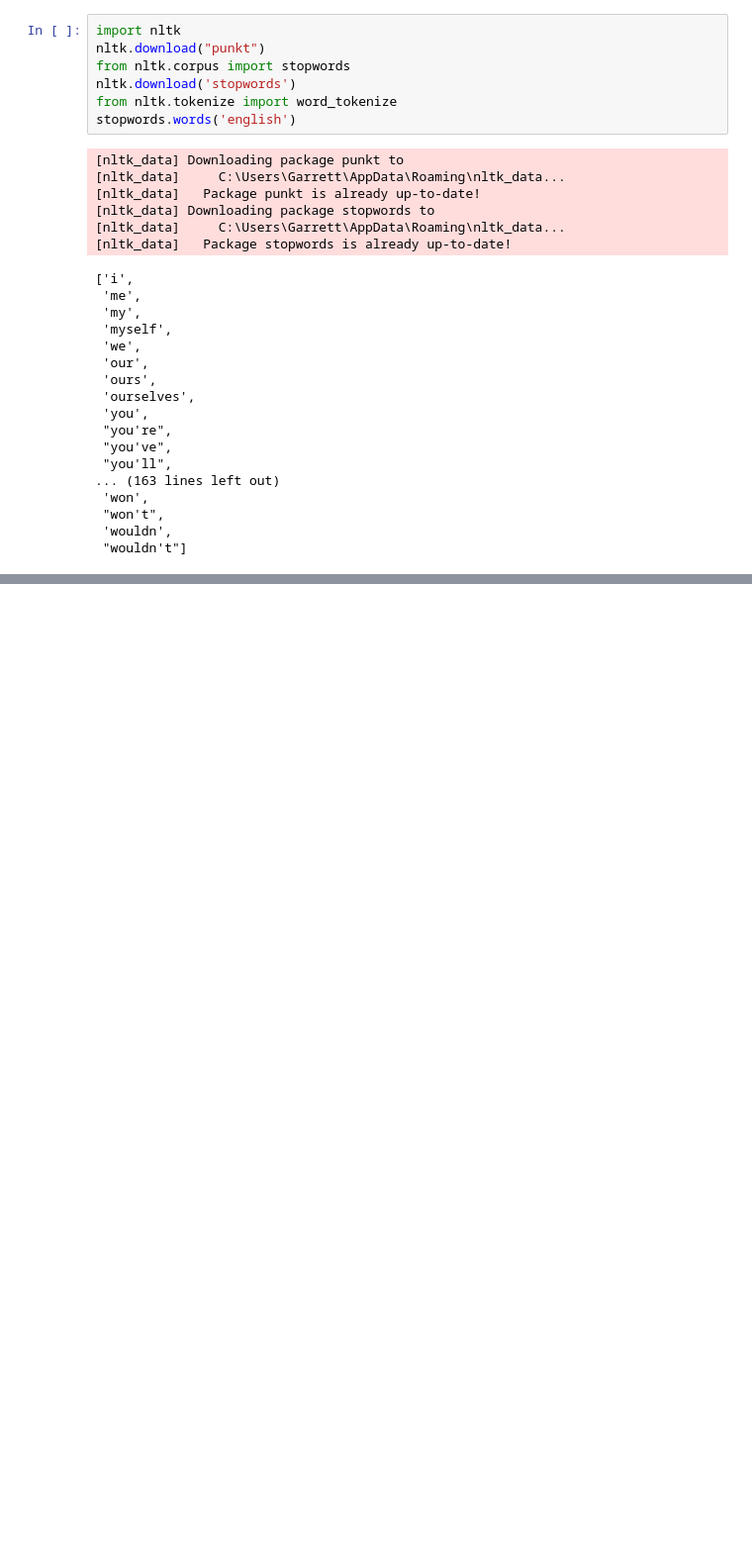
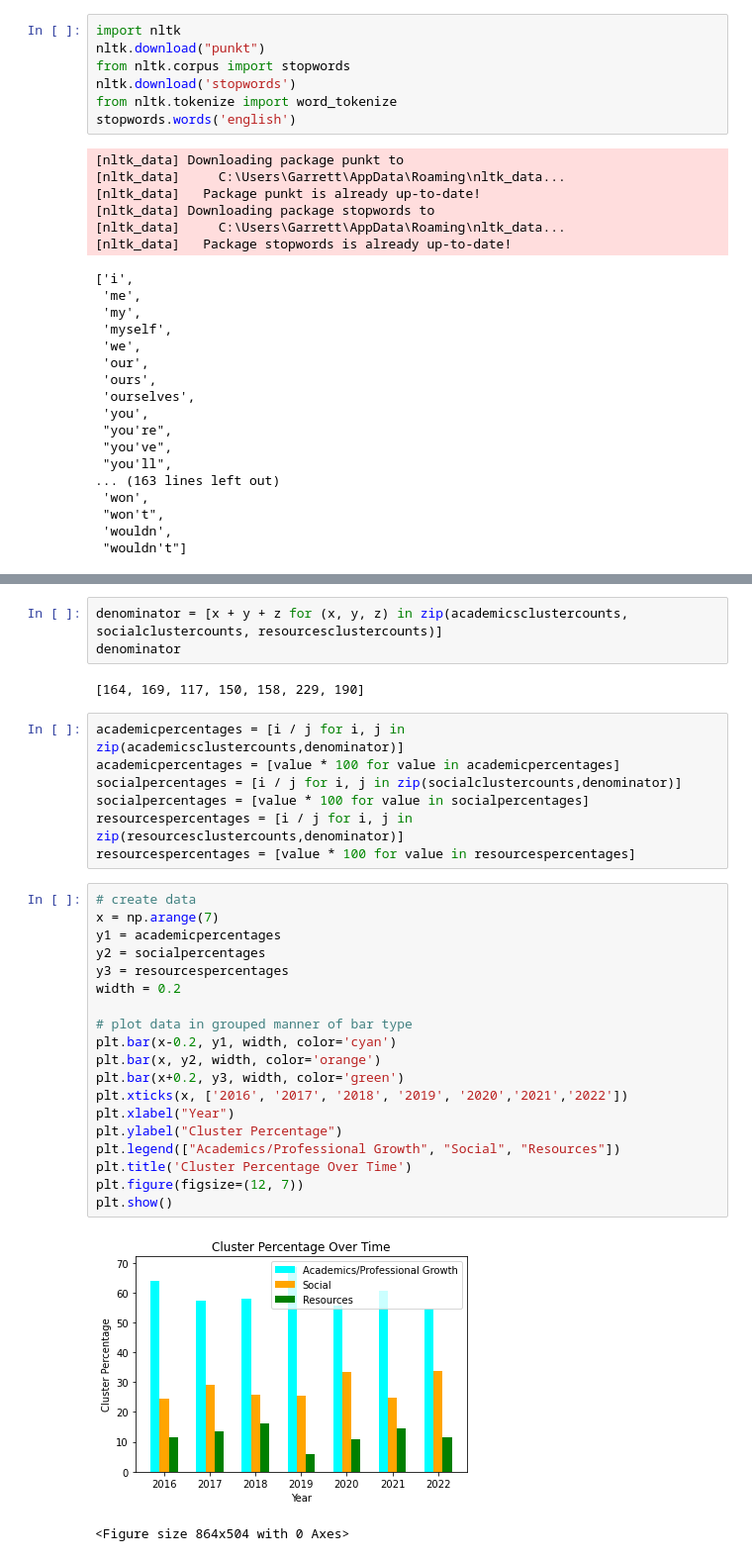
Before and after one commit to Grwatki3/IAA_TIPS, a Jupyter notebook: Clustering.ipynb, the cells around one changed output, grey strips where cells are left out. Shown at 99% size. Drawn from its saved outputs; the diff is of its cells as text; blank space fills up the shorter version.

```diff
--- a/Clustering.ipynb
+++ b/Clustering.ipynb
@@ -101,0 +607,34 @@ Cluster 0:
+# %%
+denominator = [x + y + z for (x, y, z) in zip(academicsclustercounts, socialclustercounts, resourcesclustercounts)]
+denominator
+# %% [output]
+[164, 169, 117, 150, 158, 229, 190]
+# %%
+academicpercentages = [i / j for i, j in zip(academicsclustercounts,denominator)]
+academicpercentages = [value * 100 for value in academicpercentages]
+socialpercentages = [i / j for i, j in zip(socialclustercounts,denominator)]
+socialpercentages = [value * 100 for value in socialpercentages]
+resourcespercentages = [i / j for i, j in zip(resourcesclustercounts,denominator)]
+resourcespercentages = [value * 100 for value in resourcespercentages]
+# %%
+# create data
+x = np.arange(7)
+y1 = academicpercentages
+y2 = socialpercentages
+y3 = resourcespercentages
+width = 0.2
+
+# plot data in grouped manner of bar type
+plt.bar(x-0.2, y1, width, color='cyan')
+plt.bar(x, y2, width, color='orange')
+plt.bar(x+0.2, y3, width, color='green')
+plt.xticks(x, ['2016', '2017', '2018', '2019', '2020','2021','2022'])
+plt.xlabel("Year")
+plt.ylabel("Cluster Percentage")
+plt.legend(["Academics/Professional Growth", "Social", "Resources"])
+plt.title('Cluster Percentage Over Time')
+plt.figure(figsize=(12, 7))
+plt.show()
+# %% [output]
+[figure, added]
+<Figure size 864x504 with 0 Axes>
```
Also changed, not shown: parts of 27 cells of this notebook.
